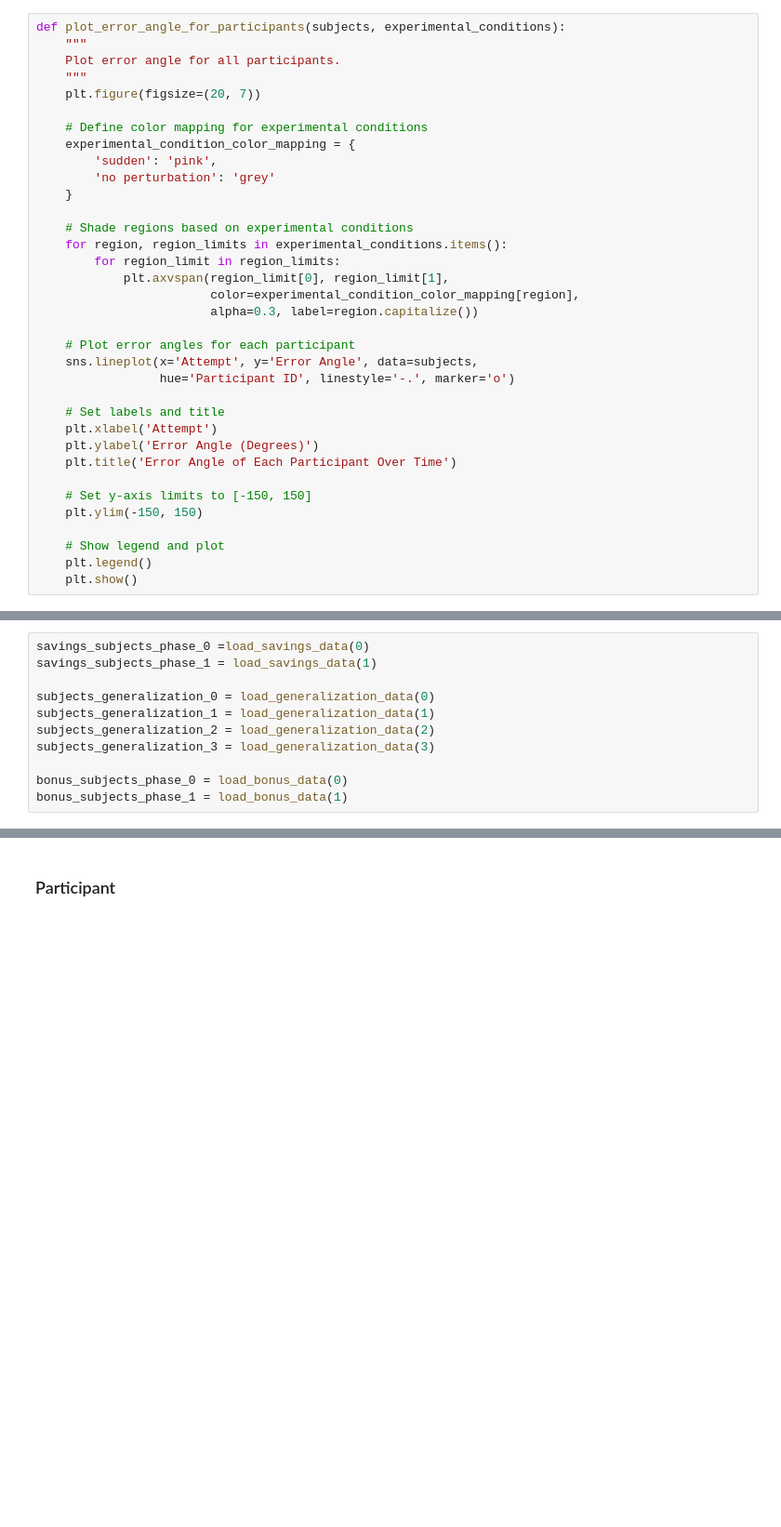
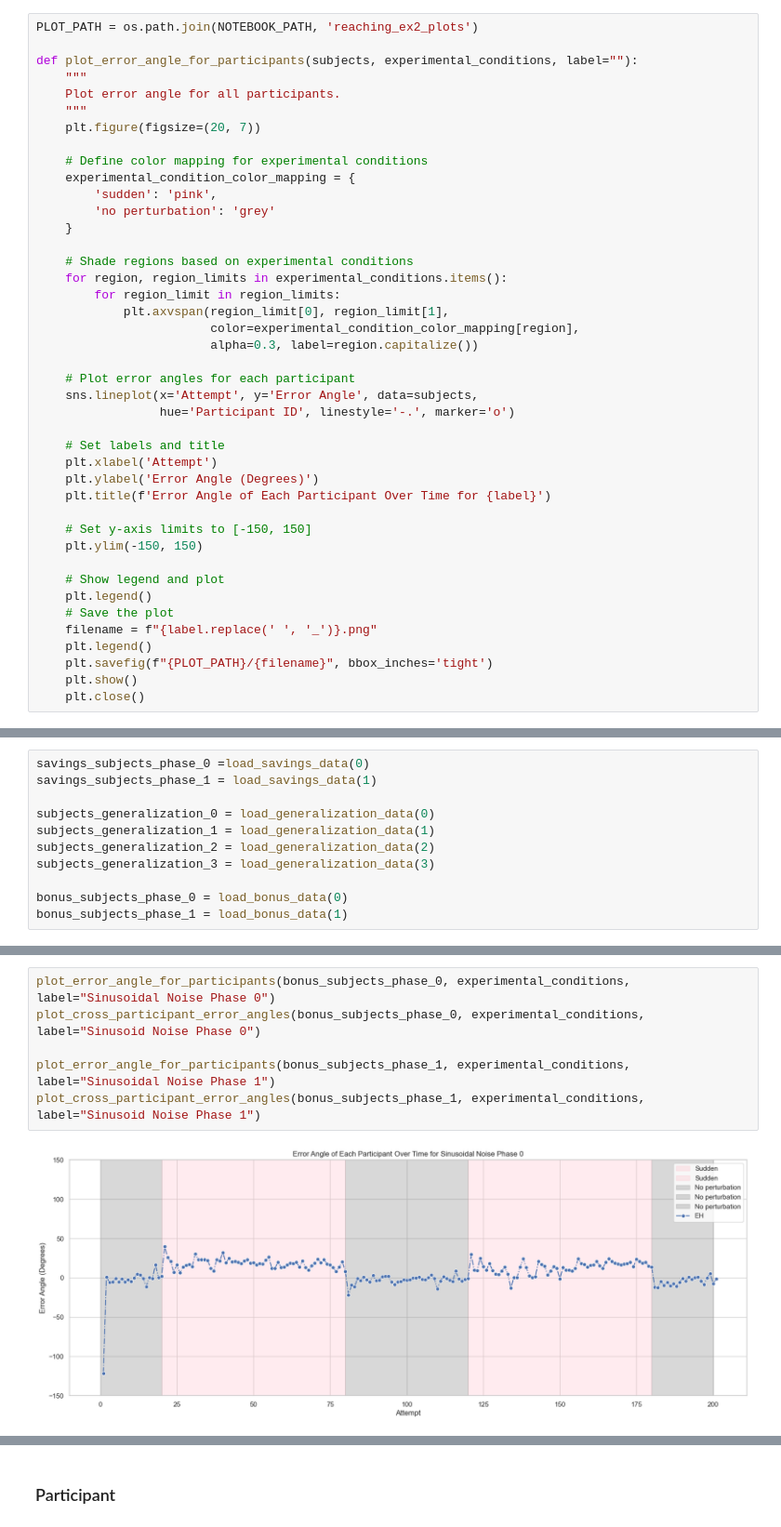
Before and after one commit to Ahmed-Eldably/neural_modelling_24, a Jupyter notebook: computatinal_motor_learning/02_saving_generalizations_interference/data_vizualization.ipynb, the cells around one changed output, grey strips where cells are left out. Shown at 93% size. Cells and saved outputs as stored; diff of their text form; blank space fills up the shorter version.

```diff
--- a/computatinal_motor_learning/02_saving_generalizations_interference/data_vizualization.ipynb
+++ b/computatinal_motor_learning/02_saving_generalizations_interference/data_vizualization.ipynb
@@ -60,7 +60,9 @@ experimental_condition_color_mapping = {
 # %% [markdown]
 ## Savings
 # %%
-def plot_error_angle_for_participants(subjects, experimental_conditions):
+PLOT_PATH = os.path.join(NOTEBOOK_PATH, 'reaching_ex2_plots')
+
+def plot_error_angle_for_participants(subjects, experimental_conditions, label=""):
     """
     Plot error angle for all participants.
     """
@@ -86,12 +88,17 @@ def plot_error_angle_for_participants(subjects, experimental_conditions):
     # Set labels and title
     plt.xlabel('Attempt')
     plt.ylabel('Error Angle (Degrees)')
-    plt.title('Error Angle of Each Participant Over Time')
+    plt.title(f'Error Angle of Each Participant Over Time for {label}')
 
     # Set y-axis limits to [-150, 150]
     plt.ylim(-150, 150)
 
     # Show legend and plot
     plt.legend()
+    # Save the plot
+    filename = f"{label.replace(' ', '_')}.png"
+    plt.legend()
+    plt.savefig(f"{PLOT_PATH}/{filename}", bbox_inches='tight')
     plt.show()
+    plt.close()
 # %%
@@ -162 +175,9 @@ plot_cross_participant_error_angles(bonus_subjects_phase_1, experimental_conditi
 ... (4 outputs left out)
+# %%
+plot_error_angle_for_participants(bonus_subjects_phase_0, experimental_conditions, label="Sinusoidal Noise Phase 0")
+plot_cross_participant_error_angles(bonus_subjects_phase_0, experimental_conditions, label="Sinusoid Noise Phase 0")
+
+plot_error_angle_for_participants(bonus_subjects_phase_1, experimental_conditions, label="Sinusoidal Noise Phase 1")
+plot_cross_participant_error_angles(bonus_subjects_phase_1, experimental_conditions, label="Sinusoid Noise Phase 1")
+# %% [output]
+[figure, added]
```
Also changed, not shown: parts of 3 cells of this notebook, 21 other files.
